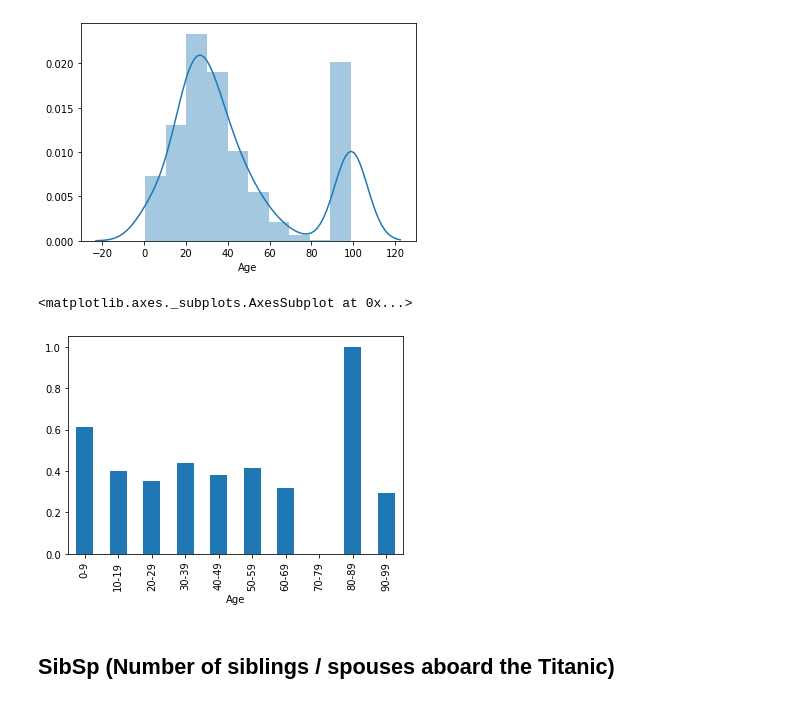
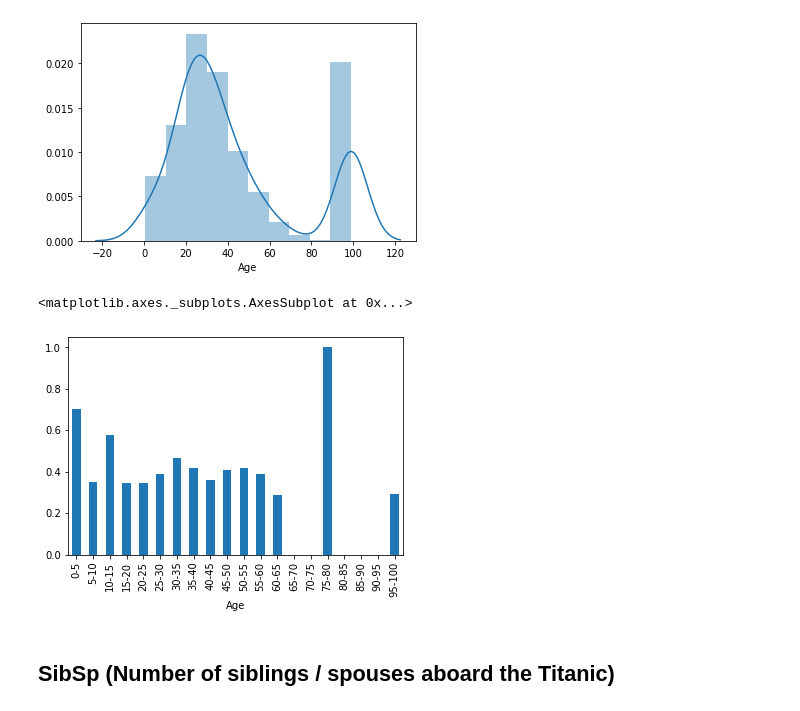
Before and after one commit to predora005/kaggle-practice, a Jupyter notebook: titanic/titanic.ipynb, the cells around one changed output. Saved outputs shown, nothing was run; the diff lists cells and outputs as text; code cells hidden in the pictures.

```diff
--- a/titanic/titanic.ipynb
+++ b/titanic/titanic.ipynb
@@ -171,16 +171,16 @@ sns.distplot(age_filled_data['Age'], bins=10)
 [figure]
 # %%
 # Binning ages every 10 years
-age_bins_list = list(range(-1, 100, 10))
-age_bins_label = [ "{0}-{1}".format(age+1, age + 10) for age in list(range(-1, 99, 10)) ]
+age_bins_list = [-1] + list(range(5, 101, 5))
+age_bins_label = [ "{0}-{1}".format(age, age + 5) for age in list(range(0, 100, 5)) ]
 age_bins = pd.cut(age_filled_data['Age'],  bins=age_bins_list, labels=age_bins_label)
 
 # Group by age and calculate average
 age_grouped_data = age_filled_data.groupby(age_bins).mean()
 age_grouped_data['Survived'].plot(kind='bar')
 # %% [output]
 <matplotlib.axes._subplots.AxesSubplot at 0x...>
-[figure, old version]
+[figure, new version]
 # %%
 #left = age_grouped_data.index
 #height = age_grouped_data['Survived']
```
Also changed, not shown: parts of 16 cells of this notebook.
